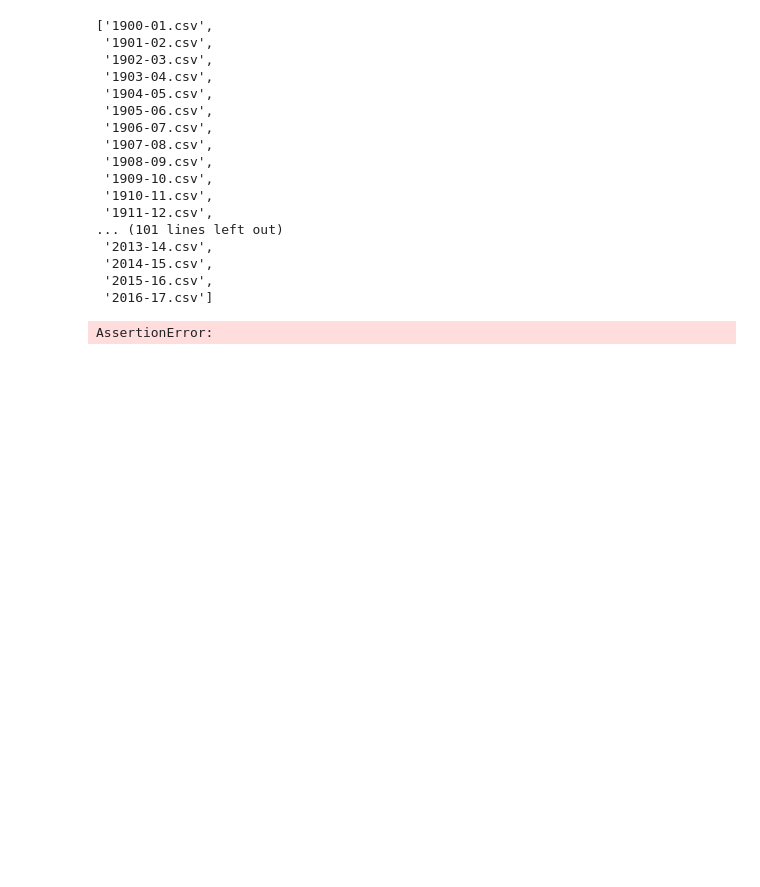
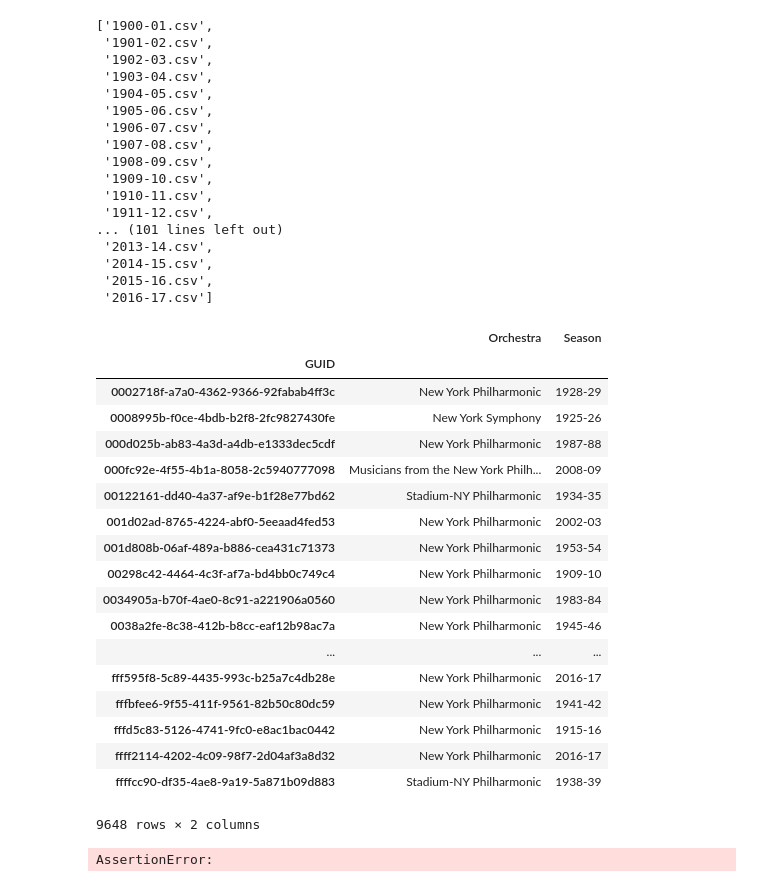
Before and after one commit to fcboss/data-science-academy-workspace, a Jupyter notebook: S02 - Data Wrangling/BLU02 - Advanced Wrangling/fcboss_BLU02_2019-08-23_wdatoohc.ipynb, the cells around one changed output. Drawn from its saved outputs; the diff is of its cells as text; code cells hidden in the pictures; blank space fills up the shorter version.

```diff
--- a/S02 - Data Wrangling/BLU02 - Advanced Wrangling/fcboss_BLU02_2019-08-23_wdatoohc.ipynb
+++ b/S02 - Data Wrangling/BLU02 - Advanced Wrangling/fcboss_BLU02_2019-08-23_wdatoohc.ipynb
@@ -57,33 +57,54 @@ def make_programs():
     programs = pd.concat(seasons, axis=0, ignore_index=True)
 
     # YOUR CODE HERE
     # Create a list with the name of all .csv files.
     # seasons: List[pd.DataFrame] = ...
     # YOUR CODE HERE
 
     # Use pd.concat to create a single dataframe.
     # programs: pd.DataFrame = ...
     # YOUR CODE HERE
     programs = programs.drop(columns='ProgramID')
     # Drop the column ProgramID.
     # programs = ...
     # YOUR CODE HERE
 
     # Set the index to be the column GUID, and sort the dataframe by the index
     #( use the DataFrame.sort_index() function).
     # Feel free to use method chaining if you want.
     # YOUR CODE HERE
     programs = programs.set_index('GUID').sort_index()
 
     return programs
 
 
 def read_season(file):
     path = os.path.join('data', 'programs', file)
     return pd.read_csv(path)
 
 
 programs = make_programs()
+programs
+# %% [output]
+|  | Orchestra | Season |
+| GUID |  |  |
+| 0002718f-a7a0-4362-9366-92fabab4ff3c | New York Philharmonic | 1928-29 |
+| 0008995b-f0ce-4bdb-b2f8-2fc9827430fe | New York Symphony | 1925-26 |
+| 000d025b-ab83-4a3d-a4db-e1333dec5cdf | New York Philharmonic | 1987-88 |
+| 000fc92e-4f55-4b1a-8058-2c5940777098 | Musicians from the New York Philh... | 2008-09 |
+| 00122161-dd40-4a37-af9e-b1f28e77bd62 | Stadium-NY Philharmonic | 1934-35 |
+| 001d02ad-8765-4224-abf0-5eeaad4fed53 | New York Philharmonic | 2002-03 |
+| 001d808b-06af-489a-b886-cea431c71373 | New York Philharmonic | 1953-54 |
+| 00298c42-4464-4c3f-af7a-bd4bb0c749c4 | New York Philharmonic | 1909-10 |
+| 0034905a-b70f-4ae0-8c91-a221906a0560 | New York Philharmonic | 1983-84 |
+| 0038a2fe-8c38-412b-b8cc-eaf12b98ac7a | New York Philharmonic | 1945-46 |
+| ... | ... | ... |
+| fff595f8-5c89-4435-993c-b25a7c4db28e | New York Philharmonic | 2016-17 |
+| fffbfee6-9f55-411f-9561-82b50c80dc59 | New York Philharmonic | 1941-42 |
+| fffd5c83-5126-4741-9fc0-e8ac1bac0442 | New York Philharmonic | 1915-16 |
+| ffff2114-4202-4c09-98f7-2d04af3a8d32 | New York Philharmonic | 2016-17 |
+| ffffcc90-df35-4ae8-9a19-5a871b09d883 | Stadium-NY Philharmonic | 1938-39 |
+9648 rows × 2 columns
 # %%
 assert programs['Season'].min() == '1900-01'
 
```
Also changed, not shown: 1 other file.
